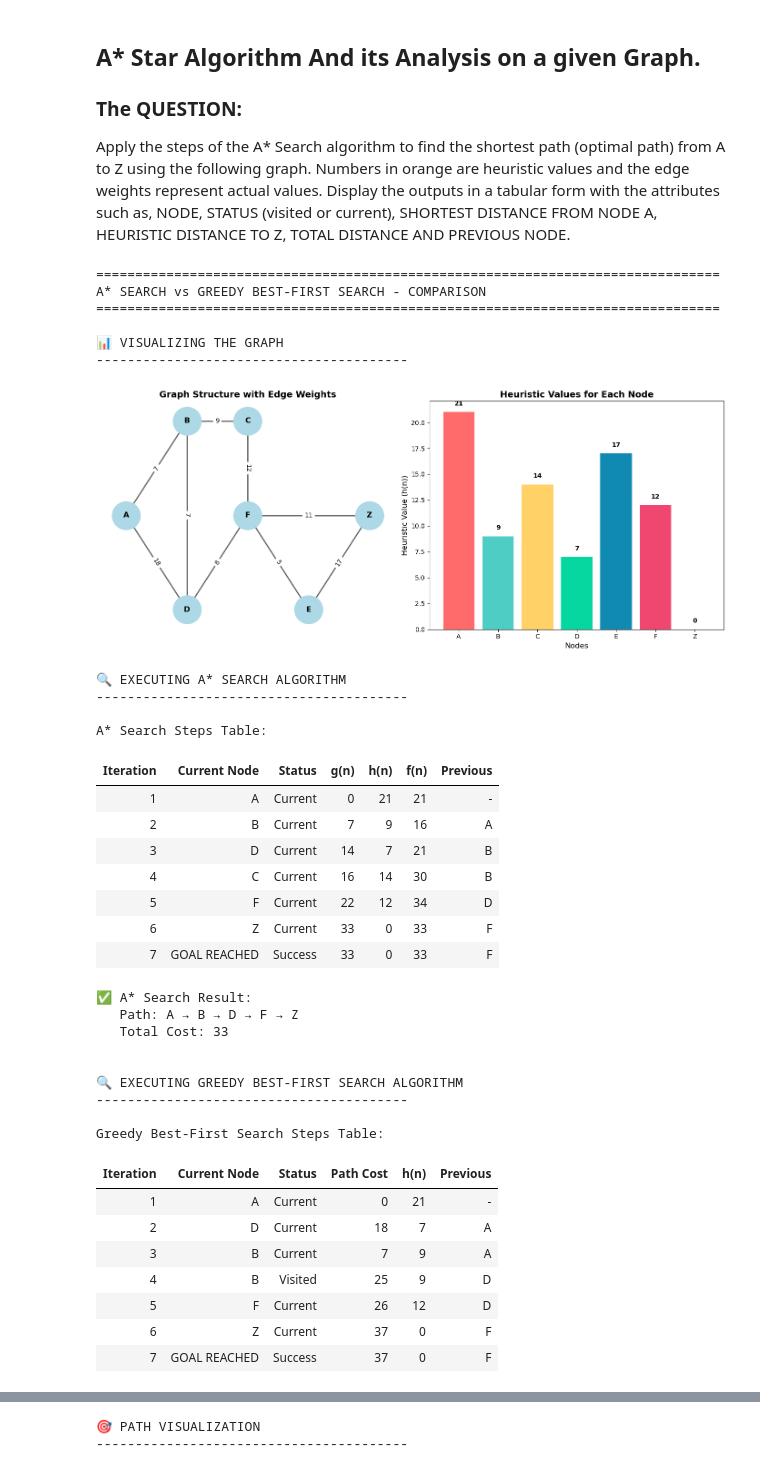
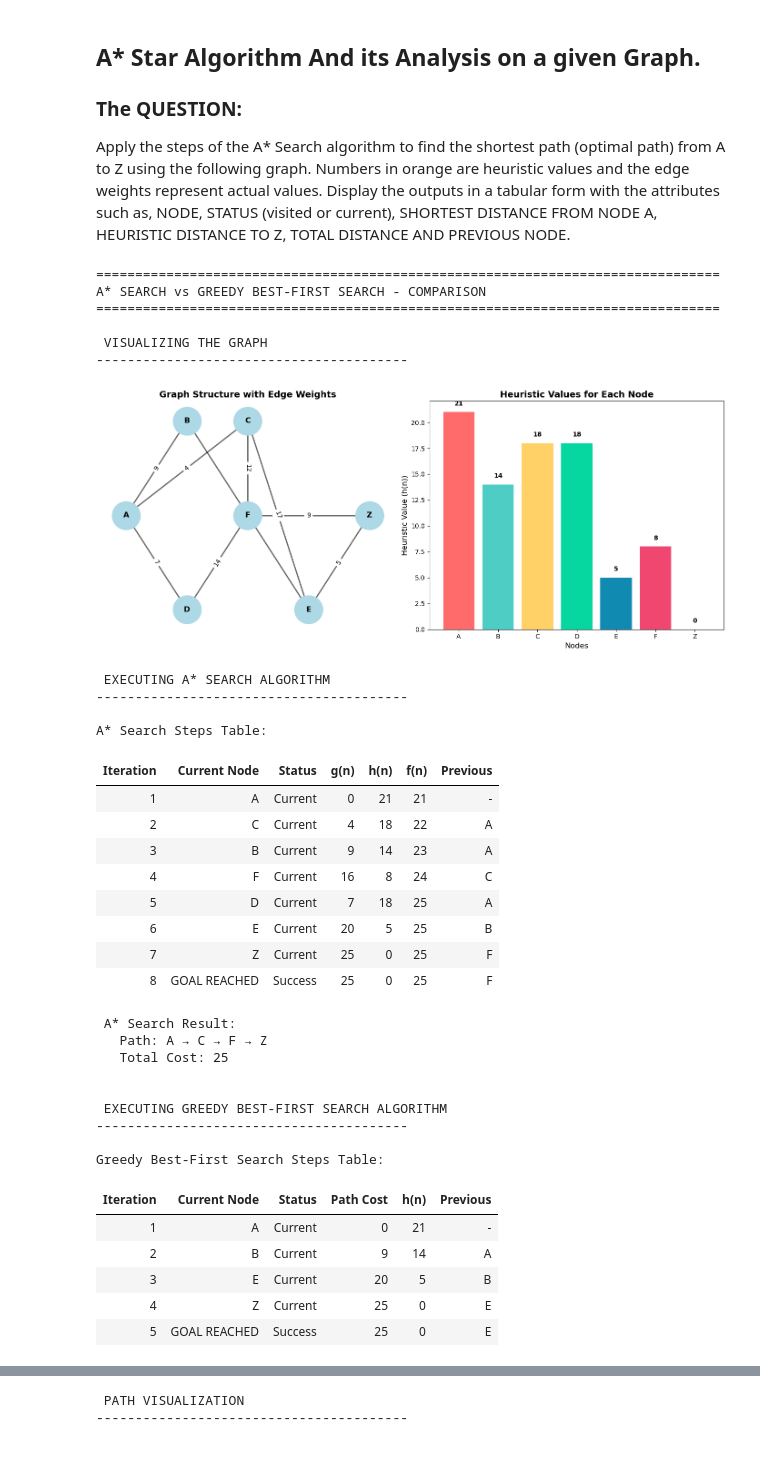
Before and after one commit to cgcb-01/Artificial_Intelligence_LabReports, a Jupyter notebook: Search-Algorithms/AStar_GreedyBasedFirstSearch.ipynb, the cells around one changed output, grey strips where cells are left out. Drawn from its saved outputs; the diff is of its cells as text; code cells hidden in the pictures.

```diff
--- a/Search-Algorithms/AStar_GreedyBasedFirstSearch.ipynb
+++ b/Search-Algorithms/AStar_GreedyBasedFirstSearch.ipynb
@@ -10,29 +10,30 @@ import pandas as pd
 from IPython.display import display, HTML
 
 # -----------------------------------------------------------
-# 1. GRAPH DEFINITION
+#  GRAPH DEFINITION
 # -----------------------------------------------------------
 class Graph:
     def __init__(self):
-        self.edges = {
-            'A': {'B': 7, 'D': 18},
-            'B': {'A': 7, 'C': 9, 'D': 7},
-            'C': {'B': 9, 'F': 12},
-            'D': {'A': 18, 'B': 7, 'F': 8},
-            'E': {'F': 5, 'Z': 17},
-            'F': {'C': 12, 'D': 8, 'E': 5, 'Z': 11},
-            'Z': {'E': 17, 'F': 11}
+        self.edges={
+            'A':{'B':9,'C':4,'D':7},
+            'B':{'A':9,'E':11},
+            'C':{'A':4,'E':17,'F':12},
+            'D':{'A':7,'F':14},
+            'E':{'B':11,'Z':5,'C':17},
+            'F':{'D':14,'C':12,'Z':9},
+            'Z':{'E':5,'F':9},
+
         }
         self.heuristics = {
-            'A': 21, 'B': 9, 'C': 14, 'D': 7,
-            'E': 17, 'F': 12, 'Z': 0
+            'A': 21, 'B': 14, 'C': 18, 'D': 18,
+            'E': 5, 'F': 8, 'Z': 0
         }
 
     def neighbors(self, node):
         return self.edges.get(node, {}).items()
 
 # -----------------------------------------------------------
-# 2. A* SEARCH ALGORITHM
+#  A* SEARCH ALGORITHM
 # -----------------------------------------------------------
 def a_star_search(graph, start, goal):
     # Priority queue: (f_score, g_score, node, path)
@@ -102,7 +103,7 @@ def a_star_search(graph, start, goal):
     return None, float('inf'), steps_table
 
 # -----------------------------------------------------------
-# 3. GREEDY BEST-FIRST SEARCH ALGORITHM
+#  GREEDY BEST-FIRST SEARCH ALGORITHM
 # -----------------------------------------------------------
 def greedy_best_first_search(graph, start, goal):
     # Priority queue: (heuristic, node, path, cost)
@@ -153,7 +154,7 @@ def greedy_best_first_search(graph, start, goal):
     return None, float('inf'), steps_table
 
 # -----------------------------------------------------------
-# 4. VISUALIZATION FUNCTIONS
+#  VISUALIZATION FUNCTIONS
 # -----------------------------------------------------------
 def visualize_graph(graph):
     G = nx.Graph()
@@ -342,61 +343,60 @@ def main():
     print(f"   Total Cost: {greedy_cost}")
 
     print("\n\n ALGORITHM COMPARISON")
     print("-" * 40)
     display_comparison_table(a_star_path, a_star_cost, greedy_path, greedy_cost)
 
     print("\n\n PATH VISUALIZATION")
     print("-" * 40)
     visualize_paths(graph, a_star_path, greedy_path)
 
     print("\n" + "=" * 80)
     print("SUMMARY:")
     print("=" * 80)
     print(f"1. A* Search found the optimal path with cost {a_star_cost}")
     print(f"2. Greedy Best-First Search found a path with cost {greedy_cost}")
     print(f"3. Difference in cost: {abs(a_star_cost - greedy_cost)}")
     print(f"4. A* is {'optimal' if a_star_cost <= greedy_cost else 'not optimal'} compared to Greedy")
     print("=" * 80)
 
 # -----------------------------------------------------------
 # 6. RUN THE ANALYSIS
 # -----------------------------------------------------------
 if __name__ == "__main__":
     main()
 # %% [output]
 ================================================================================
 A* SEARCH vs GREEDY BEST-FIRST SEARCH - COMPARISON
 ================================================================================
 
-📊 VISUALIZING THE GRAPH
+ VISUALIZING THE GRAPH
 ----------------------------------------
-[figure, old version]
+[figure, new version]
-🔍 EXECUTING A* SEARCH ALGORITHM
+ EXECUTING A* SEARCH ALGORITHM
 ----------------------------------------
 
 A* Search Steps Table:
 | Iteration | Current Node | Status | g(n) | h(n) | f(n) | Previous |
 | 1 | A | Current | 0 | 21 | 21 | - |
-| 2 | B | Current | 7 | 9 | 16 | A |
-| 3 | D | Current | 14 | 7 | 21 | B |
-| 4 | C | Current | 16 | 14 | 30 | B |
-| 5 | F | Current | 22 | 12 | 34 | D |
-| 6 | Z | Current | 33 | 0 | 33 | F |
-| 7 | GOAL REACHED | Success | 33 | 0 | 33 | F |
+| 2 | C | Current | 4 | 18 | 22 | A |
+| 3 | B | Current | 9 | 14 | 23 | A |
+| 4 | F | Current | 16 | 8 | 24 | C |
+| 5 | D | Current | 7 | 18 | 25 | A |
+| 6 | E | Current | 20 | 5 | 25 | B |
+| 7 | Z | Current | 25 | 0 | 25 | F |
+| 8 | GOAL REACHED | Success | 25 | 0 | 25 | F |
-✅ A* Search Result:
-   Path: A → B → D → F → Z
-   Total Cost: 33
+ A* Search Result:
+   Path: A → C → F → Z
+   Total Cost: 25
 
 
-🔍 EXECUTING GREEDY BEST-FIRST SEARCH ALGORITHM
+ EXECUTING GREEDY BEST-FIRST SEARCH ALGORITHM
 ----------------------------------------
 
 Greedy Best-First Search Steps Table:
 | Iteration | Current Node | Status | Path Cost | h(n) | Previous |
 | 1 | A | Current | 0 | 21 | - |
-| 2 | D | Current | 18 | 7 | A |
-| 3 | B | Current | 7 | 9 | A |
-| 4 | B | Visited | 25 | 9 | D |
-| 5 | F | Current | 26 | 12 | D |
-| 6 | Z | Current | 37 | 0 | F |
-| 7 | GOAL REACHED | Success | 37 | 0 | F |
+| 2 | B | Current | 9 | 14 | A |
+| 3 | E | Current | 20 | 5 | B |
+| 4 | Z | Current | 25 | 0 | E |
+| 5 | GOAL REACHED | Success | 25 | 0 | E |
@@ -413,2 +413,2 @@ Greedy Best-First Search Steps Table:
-🎯 PATH VISUALIZATION
+ PATH VISUALIZATION
 ----------------------------------------
```
Also changed, not shown: parts of 1 cell of this notebook, 1 other file.
